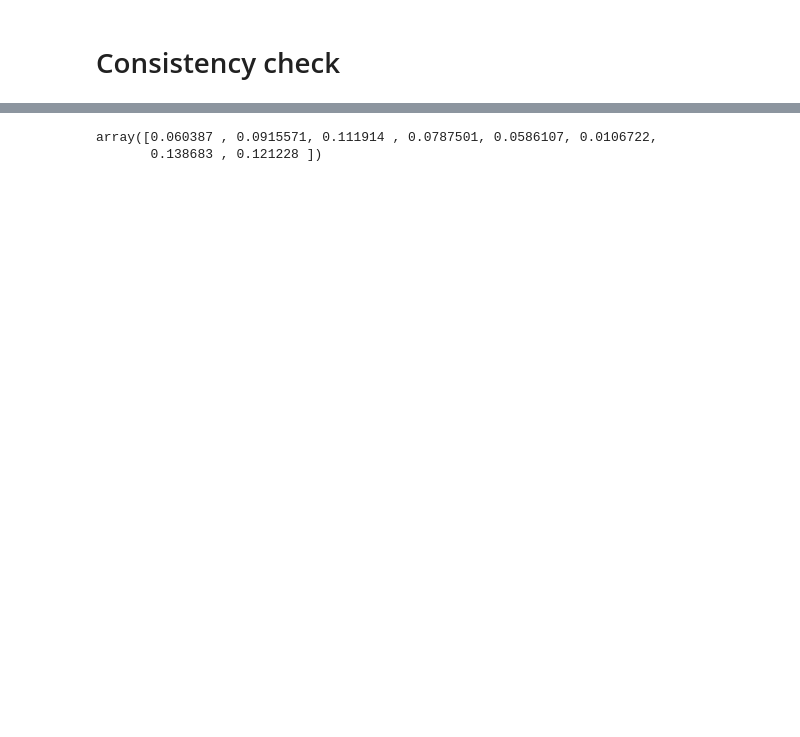
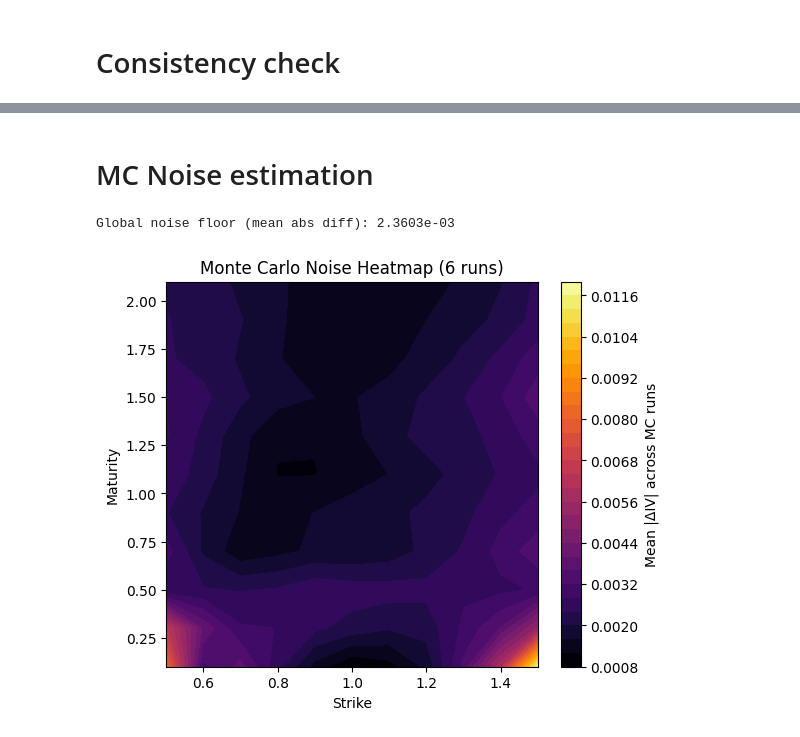
Before and after one commit to nwinkler99/deeponet_calibrations, a Jupyter notebook: training/training.ipynb, the cells around one changed output, grey strips where cells are left out. Drawn from its saved outputs; the diff is of its cells as text; code cells hidden in the pictures; blank space fills up the shorter version.

```diff
--- a/training/training.ipynb
+++ b/training/training.ipynb
@@ -206,5 +317,2 @@ Idx 4295 | η=1.381, ρ=-0.471, H=0.056 | MAE=5.023e-03
-# %%
-xi0_knots
-# %% [output]
-array([0.060387 , 0.0915571, 0.111914 , 0.0787501, 0.0586107, 0.0106722,
-       0.138683 , 0.121228 ])
+# %% [markdown]
+# MC Noise estimation
@@ -210,0 +360,28 @@ array([0.060387 , 0.0915571, 0.111914 , 0.0787501, 0.0586107, 0.0106722,
+# %%
+from generation.surface_generation import generate_fixed_surface
+import matplotlib.pyplot as plt
+# Define fixed grid
+strikes = np.array([0.5, 0.6, 0.7, 0.8, 0.9, 1.0, 1.1, 1.2, 1.3, 1.4, 1.5])
+maturities = np.array([0.1, 0.3, 0.5, 0.7, 0.9, 1.1, 1.3, 1.5, 1.7, 1.9, 2.1])
+
+# Example parameter set
+param_set = {"eta": 2.5, "rho": -0.6, "H": 0.05}
+
+# Choose same number of xi₀ knots as maturities
+rng = np.random.default_rng(42)
+xi0_knots = rng.uniform(0.01, 0.16, size=len(maturities))
+
+# Plot Monte-Carlo noise heatmap
+fig, noise_map = plot_simulation_noise_heatmap(
+    param_set=param_set,
+    xi0_knots=xi0_knots,
+    strikes=strikes,
+    maturities=maturities,
+    cfg=cfg,               # your SimulationConfig
+    num_repeats=6,
+    seed_base=1234
+)
+plt.show()
+# %% [output]
+Global noise floor (mean abs diff): 2.3603e-03
+[figure, added]
```
Also changed, not shown: parts of 9 cells of this notebook, 24 other files.
